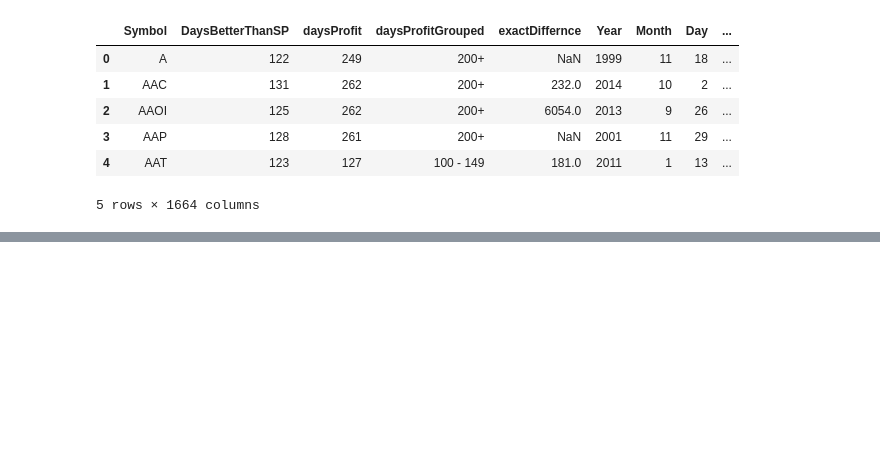
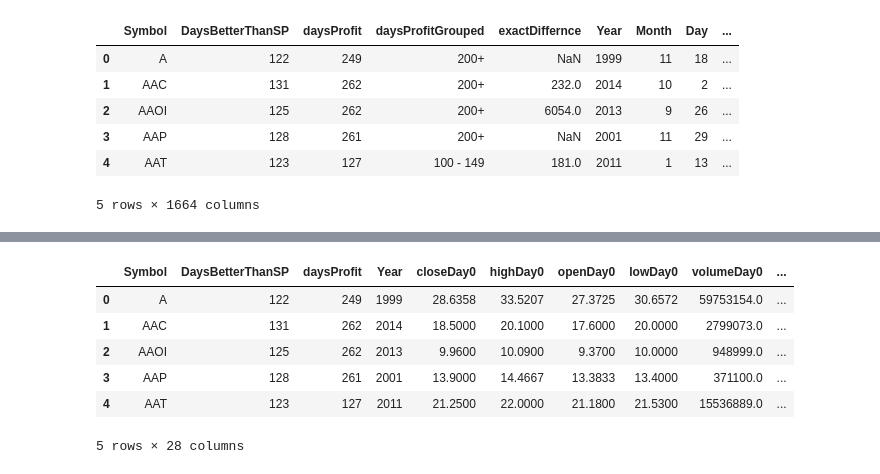
Before and after one commit to JunTheRewels/IPO_Analysis, a Jupyter notebook: csv_reader.ipynb, the cells around one changed output, grey strips where cells are left out. Drawn from its saved outputs; the diff is of its cells as text; code cells hidden in the pictures; blank space fills up the shorter version.

```diff
--- a/csv_reader.ipynb
+++ b/csv_reader.ipynb
@@ -44,0 +56,12 @@ ipo_df.head()
+# %%
+ipo_df.drop(ipo_df.iloc[:, 4:7], inplace = True, axis = 1)
+
+ipo_df.head()
+# %% [output]
+|  | Symbol | DaysBetterThanSP | daysProfit | Year | closeDay0 | highDay0 | openDay0 | lowDay0 | volumeDay0 | ... |
+| 0 | A | 122 | 249 | 1999 | 28.6358 | 33.5207 | 27.3725 | 30.6572 | 59753154.0 | ... |
+| 1 | AAC | 131 | 262 | 2014 | 18.5000 | 20.1000 | 17.6000 | 20.0000 | 2799073.0 | ... |
+| 2 | AAOI | 125 | 262 | 2013 | 9.9600 | 10.0900 | 9.3700 | 10.0000 | 948999.0 | ... |
+| 3 | AAP | 128 | 261 | 2001 | 13.9000 | 14.4667 | 13.3833 | 13.4000 | 371100.0 | ... |
+| 4 | AAT | 123 | 127 | 2011 | 21.2500 | 22.0000 | 21.1800 | 21.5300 | 15536889.0 | ... |
+5 rows × 28 columns
```
Also changed, not shown: parts of 11 cells of this notebook, 1 other file.
